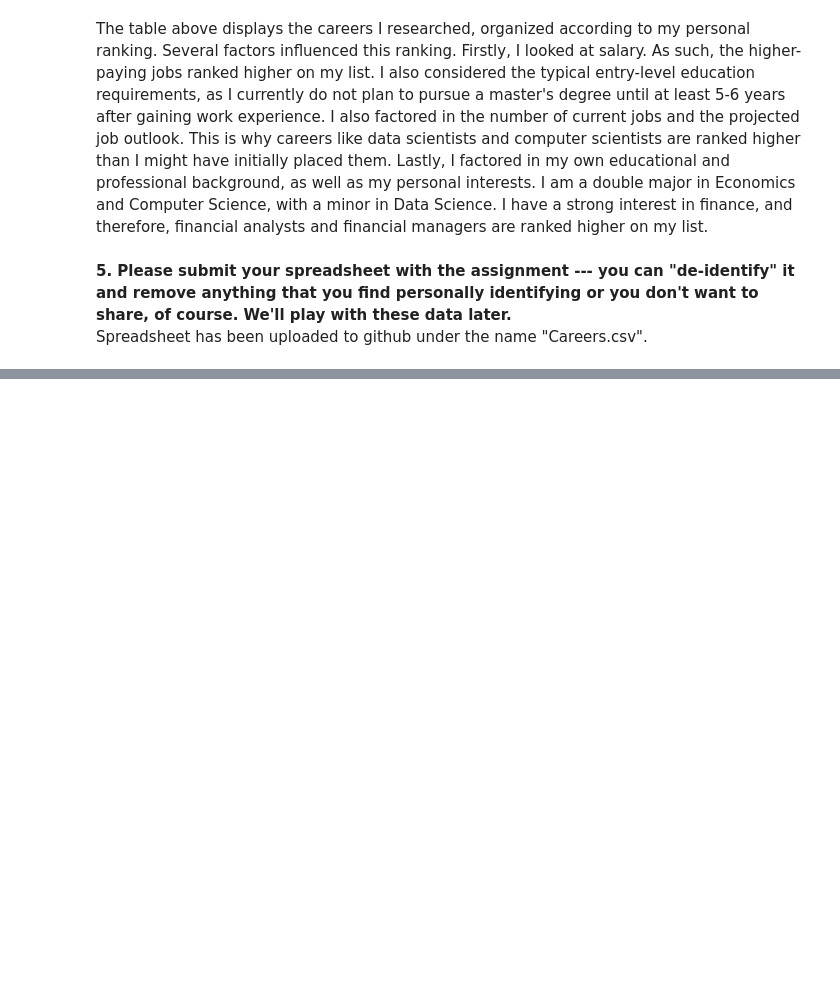
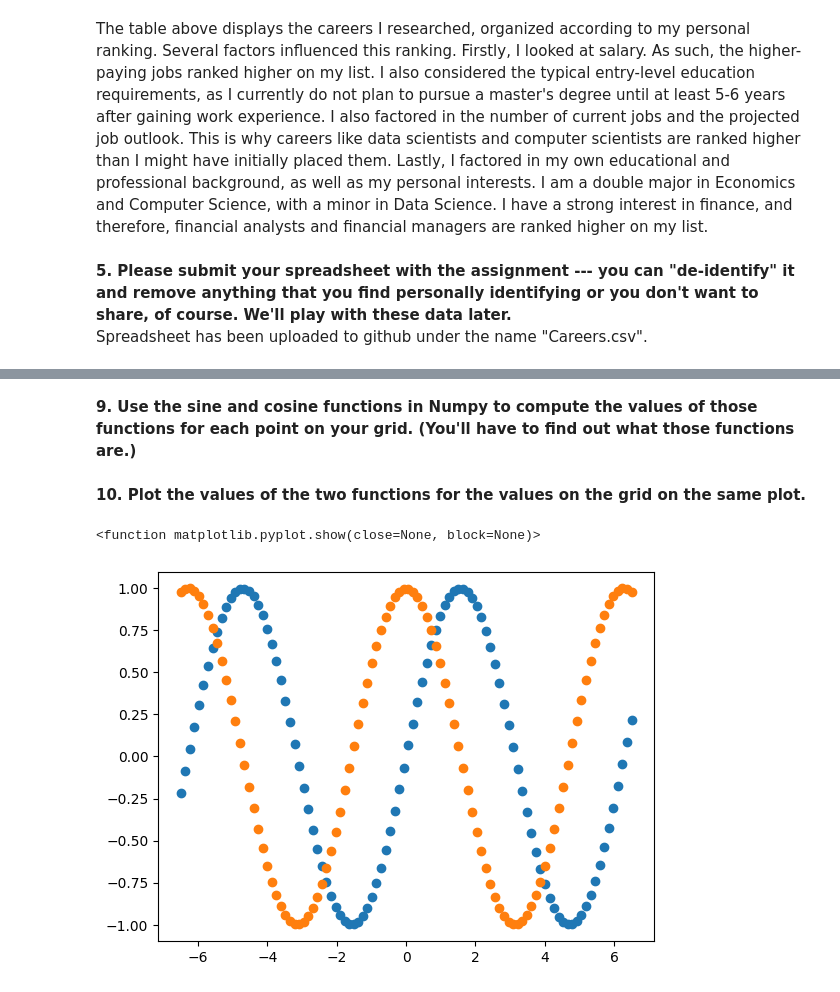
Before and after one commit to kweuj7fh/DS3001-Programming, a Jupyter notebook: Assignment: Programming Review.ipynb, the cells around one changed output, grey strips where cells are left out. Saved outputs shown, nothing was run; the diff lists cells and outputs as text; code cells hidden in the pictures; blank space fills up the shorter version.

```diff
--- a/Assignment: Programming Review.ipynb
+++ b/Assignment: Programming Review.ipynb
@@ -59,0 +162,3 @@ Spreadsheet has been uploaded to github under the name "Careers.csv".
+# %%
+grid4 = np.linspace(-6.5, 6.5, 100)
+grid4
@@ -59,0 +186,14 @@ Spreadsheet has been uploaded to github under the name "Careers.csv".
+# %% [markdown]
+**9. Use the sine and cosine functions in Numpy to compute the values of those functions for each point on your grid. (You'll have to find out what those functions are.)**
+# %%
+sin_arr = np.sin(grid4)
+cos_arr = np.cos(grid4)
+# %% [markdown]
+**10. Plot the values of the two functions for the values on the grid on the same plot.**
+# %%
+plt.scatter(grid4, sin_arr, label = "Sine")
+plt.scatter(grid4, cos_arr, label = "Cosine")
+plt.show
+# %% [output]
+<function matplotlib.pyplot.show(close=None, block=None)>
+[figure, added]
```
Also changed, not shown: parts of 20 cells of this notebook.
